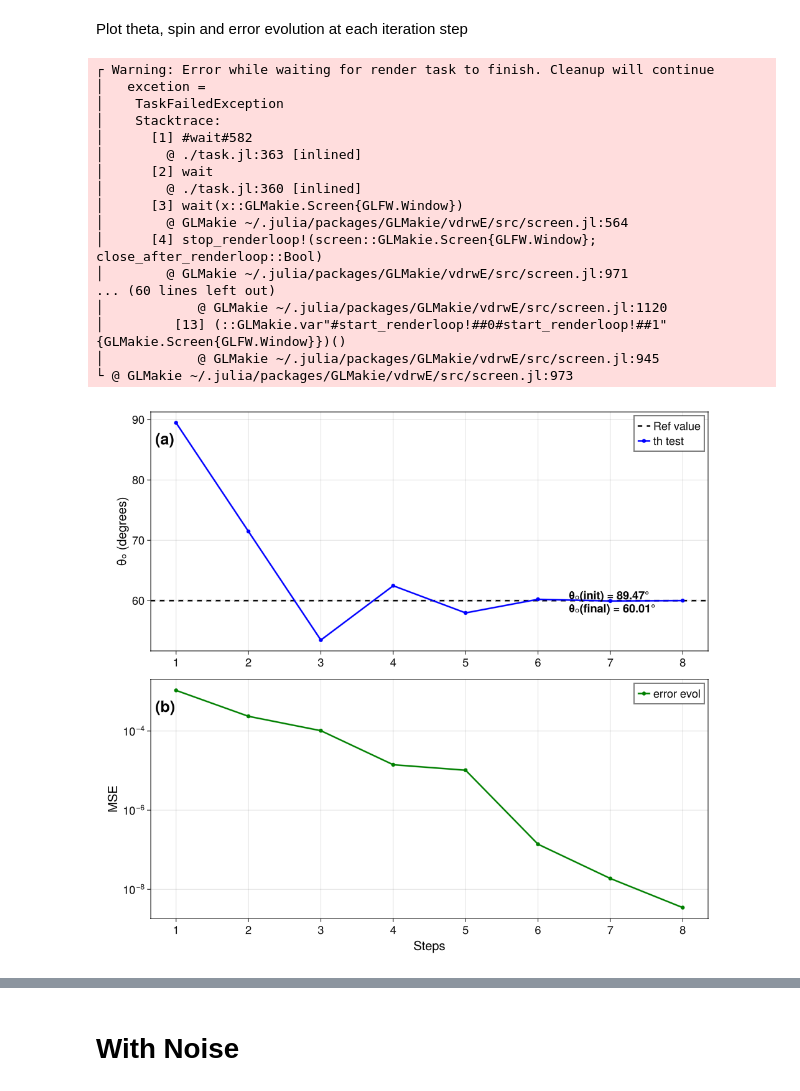
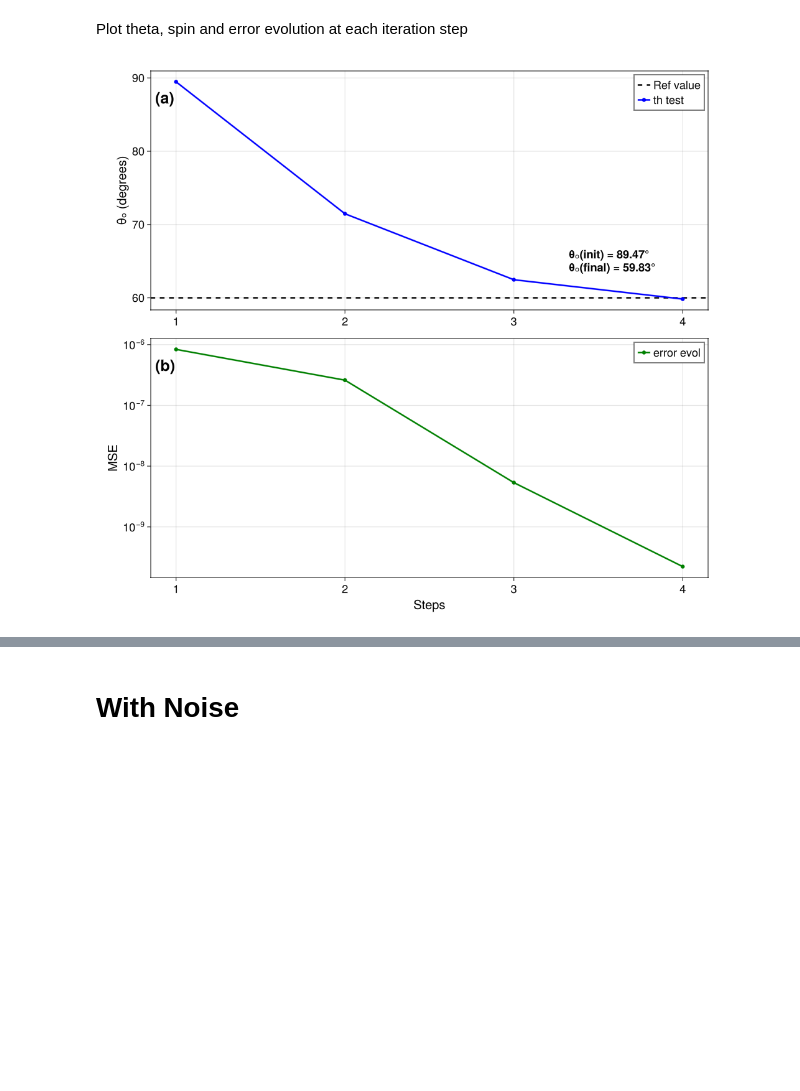
Before and after one commit to zzlphysics/Jipole, a Jupyter notebook: notebooks/Autodiff_GRMHD.ipynb, the cells around one changed output, grey strips where cells are left out. Saved outputs shown, nothing was run; the diff lists cells and outputs as text; code cells hidden in the pictures; blank space fills up the shorter version.

```diff
--- a/notebooks/Autodiff_GRMHD.ipynb
+++ b/notebooks/Autodiff_GRMHD.ipynb
@@ -414,6 +582,7 @@ Running AutoDiffGeoTrajEulerMethod with θo = 60.00906707940533, a = 0.9375 and
 # %%
 include("../src/main.jl")
 spin_value = 0.9375
-initial_th_guess = 89.47
-ths, _, err, steps = true_conjugate_gradient_optimization(I_arr, ro, initial_th_guess, spin_value, freq, nx, ny, nmaxstep, fovx, fovy, Rout, Rstop; cost_tol = 6e-14, optimize_param = :theta, simulation_data, sensemode = "FD")
+initial_th_guess = 80.0
+Rhigh_test = 17.0
+ths, _, err, steps = true_conjugate_gradient_optimization_GRMHD(I_arr, ro, initial_th_guess, Rhigh_test, freq, nx, ny, nmaxstep, fovx, fovy, Rout, Rstop; cost_tol = 5e-8, optimize_param = :both, dump_filepath = dump_filepath)
 # %% [output]
@@ -470,49 +635,32 @@ label_text = @sprintf("θₒ(init) = %.2f°\nθₒ(final) = %.2f°", θ_init, θ
 text!(
     ax1,
     0.75, 0.15,
     text = label_text,
     space = :relative,
     fontsize = 18,
     align = (:left, :bottom),
     font = :bold
 )
 
 # -----------------------------
 # (b) Plot Error
 # -----------------------------
 ax3 = Axis(fig[2, 1],
     xlabel = "Steps", ylabel = "MSE",
     yscale = log10,
     ylabelsize = 20, xlabelsize = 20,
     xticklabelsize = 18, yticklabelsize = 18,
     xticks = xticks
 )
 scatterlines!(ax3, 1:length(err), err, color = :green, linewidth = 2.5, label = "error evol")
 axislegend(ax3, position = :rt, labelsize = 18)
 text!(ax3, 0.008, 0.85, text = "(b)", space = :relative, fontsize = 25, font = :bold)
 
 # Link all x-axes
 linkxaxes!(ax1, ax3)
 
 # Display and save
-save("../imgs/th_convergence_noise_upper.png", fig)
+#save("../imgs/th_convergence_noise_upper.png", fig)
 fig
 # %% [output]
-┌ Warning: Error while waiting for render task to finish. Cleanup will continue
-│   excetion =
-│    TaskFailedException
-│    Stacktrace:
-│      [1] #wait#582
-│        @ ./task.jl:363 [inlined]
-│      [2] wait
-│        @ ./task.jl:360 [inlined]
-│      [3] wait(x::GLMakie.Screen{GLFW.Window})
-│        @ GLMakie ~/.julia/packages/GLMakie/vdrwE/src/screen.jl:564
-│      [4] stop_renderloop!(screen::GLMakie.Screen{GLFW.Window}; close_after_renderloop::Bool)
-│        @ GLMakie ~/.julia/packages/GLMakie/vdrwE/src/screen.jl:971
-... (60 lines left out)
-│            @ GLMakie ~/.julia/packages/GLMakie/vdrwE/src/screen.jl:1120
-│         [13] (::GLMakie.var"#start_renderloop!##0#start_renderloop!##1"{GLMakie.Screen{GLFW.Window}})()
-│            @ GLMakie ~/.julia/packages/GLMakie/vdrwE/src/screen.jl:945
-└ @ GLMakie ~/.julia/packages/GLMakie/vdrwE/src/screen.jl:973
-[figure, old version]
+[figure, new version]
```
Also changed, not shown: parts of 14 cells of this notebook, 7 other files.
